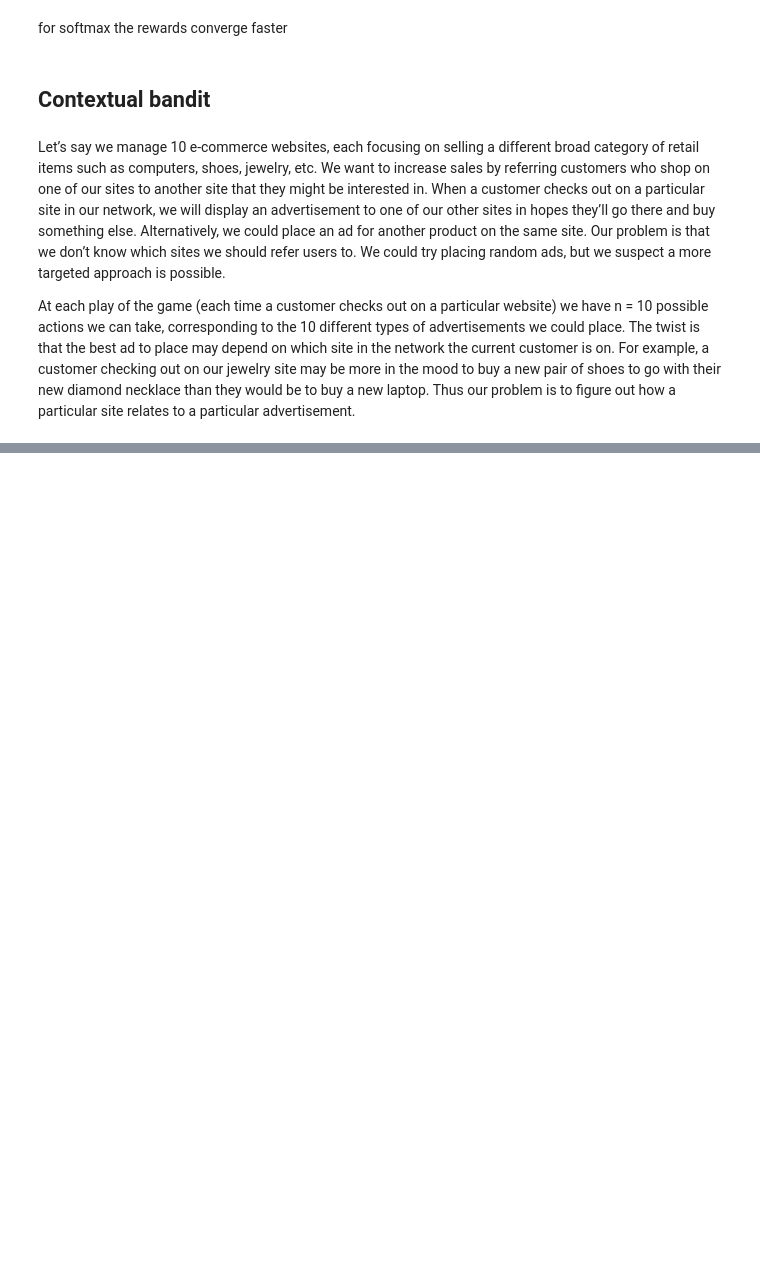
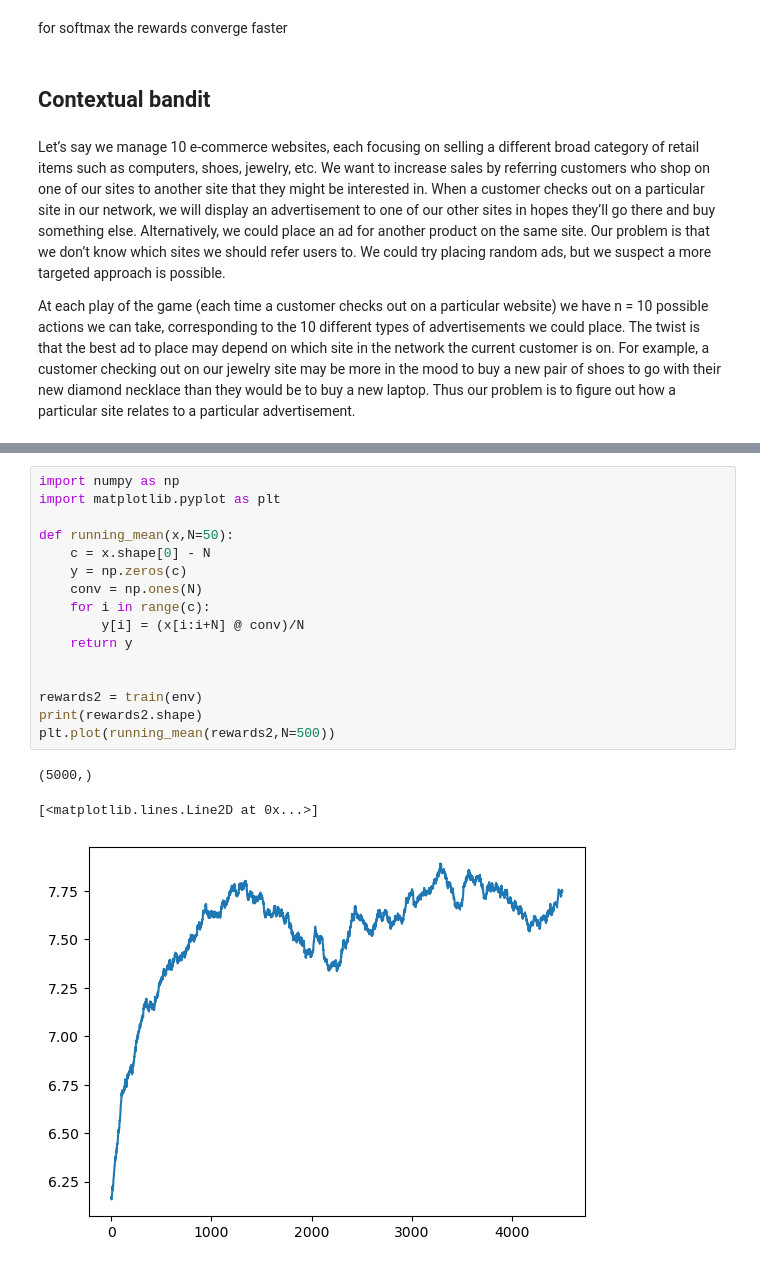
Before and after one commit to ansingh16/Deep_RL, a Jupyter notebook: Deep_RL.ipynb, the cells around one changed output, grey strips where cells are left out. Drawn from its saved outputs; the diff is of its cells as text; blank space fills up the shorter version.

```diff
--- a/Deep_RL.ipynb
+++ b/Deep_RL.ipynb
@@ -184,0 +332,20 @@ out how a particular site relates to a particular advertisement.
+# %%
+import numpy as np
+import matplotlib.pyplot as plt
+
+def running_mean(x,N=50):
+    c = x.shape[0] - N
+    y = np.zeros(c)
+    conv = np.ones(N)
+    for i in range(c):
+        y[i] = (x[i:i+N] @ conv)/N
+    return y
+
+
+rewards2 = train(env)
+print(rewards2.shape)
+plt.plot(running_mean(rewards2,N=500))
+# %% [output]
+(5000,)
+[<matplotlib.lines.Line2D at 0x...>]
+[figure, added]
```
Also changed, not shown: parts of 6 cells of this notebook, 1 other file.
